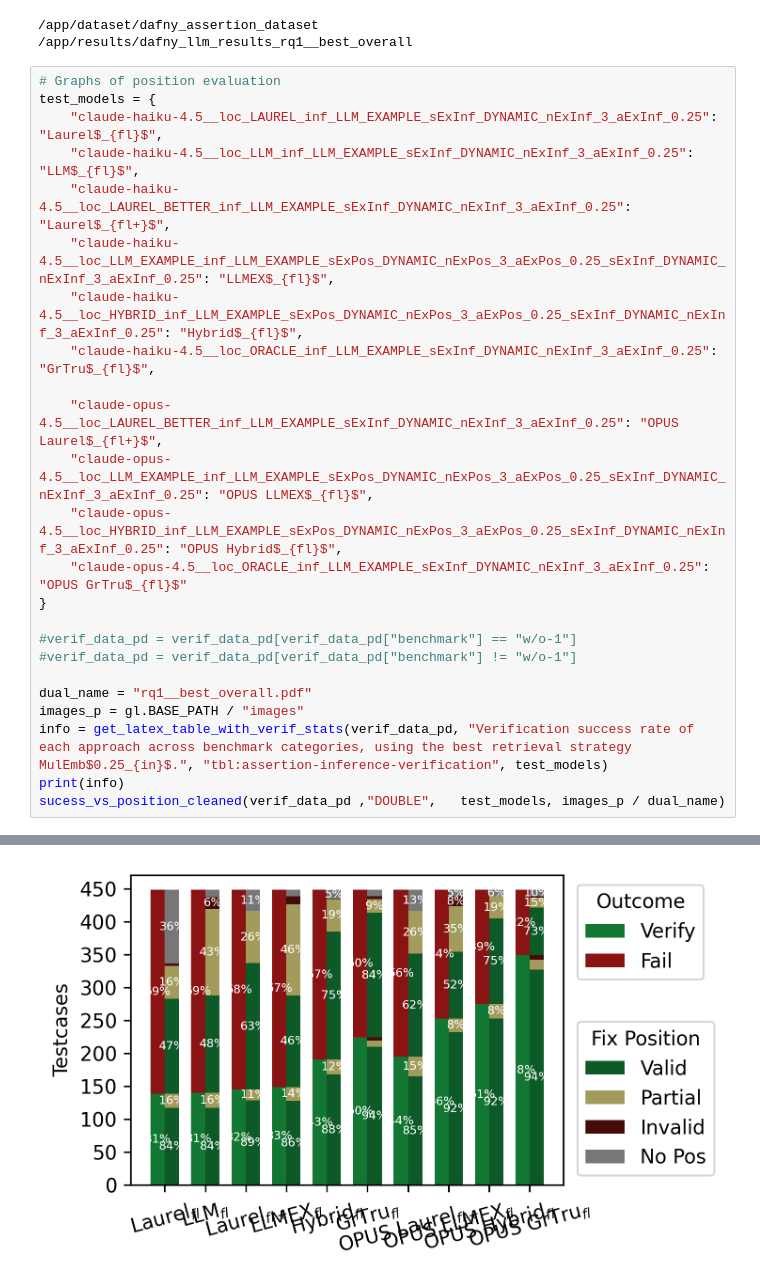
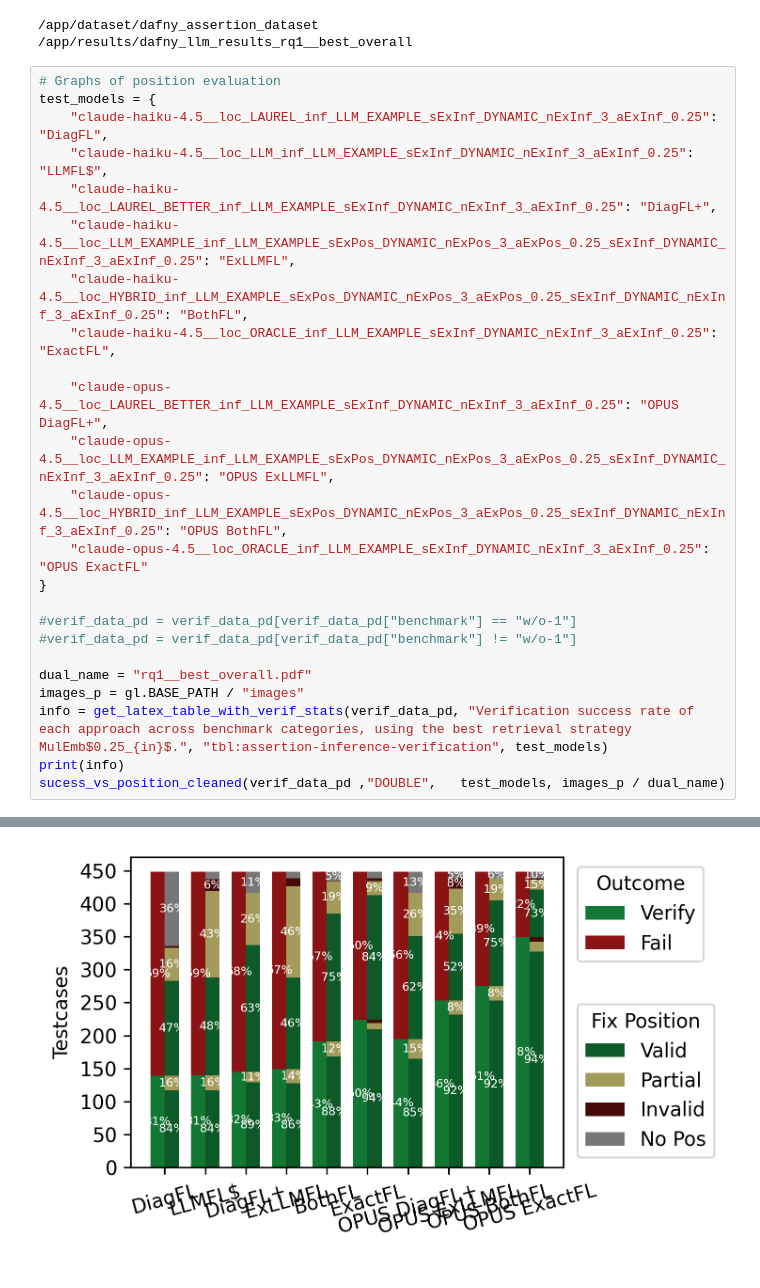
Before and after one commit to VeriFixer/daisy, a Jupyter notebook: src/research_questions/data_analysys_rq1_best_overall.ipynb, the cells around one changed output, grey strips where cells are left out. Saved outputs shown, nothing was run; the diff lists cells and outputs as text.

```diff
--- a/src/research_questions/data_analysys_rq1_best_overall.ipynb
+++ b/src/research_questions/data_analysys_rq1_best_overall.ipynb
@@ -34,17 +34,17 @@ verif_data_pd  = verif_data_pd.assign(success=lambda d: d['verif_sucess'] > 0)
 # %%
 # Graphs of position evaluation
 test_models = {
-    "claude-haiku-4.5__loc_LAUREL_inf_LLM_EXAMPLE_sExInf_DYNAMIC_nExInf_3_aExInf_0.25": "Laurel$_{fl}$",
-    "claude-haiku-4.5__loc_LLM_inf_LLM_EXAMPLE_sExInf_DYNAMIC_nExInf_3_aExInf_0.25": "LLM$_{fl}$",
-    "claude-haiku-4.5__loc_LAUREL_BETTER_inf_LLM_EXAMPLE_sExInf_DYNAMIC_nExInf_3_aExInf_0.25": "Laurel$_{fl+}$",
-    "claude-haiku-4.5__loc_LLM_EXAMPLE_inf_LLM_EXAMPLE_sExPos_DYNAMIC_nExPos_3_aExPos_0.25_sExInf_DYNAMIC_nExInf_3_aExInf_0.25": "LLMEX$_{fl}$",
-    "claude-haiku-4.5__loc_HYBRID_inf_LLM_EXAMPLE_sExPos_DYNAMIC_nExPos_3_aExPos_0.25_sExInf_DYNAMIC_nExInf_3_aExInf_0.25": "Hybrid$_{fl}$",
-    "claude-haiku-4.5__loc_ORACLE_inf_LLM_EXAMPLE_sExInf_DYNAMIC_nExInf_3_aExInf_0.25": "GrTru$_{fl}$",
+    "claude-haiku-4.5__loc_LAUREL_inf_LLM_EXAMPLE_sExInf_DYNAMIC_nExInf_3_aExInf_0.25": "DiagFL",
+    "claude-haiku-4.5__loc_LLM_inf_LLM_EXAMPLE_sExInf_DYNAMIC_nExInf_3_aExInf_0.25": "LLMFL$",
+    "claude-haiku-4.5__loc_LAUREL_BETTER_inf_LLM_EXAMPLE_sExInf_DYNAMIC_nExInf_3_aExInf_0.25": "DiagFL+",
+    "claude-haiku-4.5__loc_LLM_EXAMPLE_inf_LLM_EXAMPLE_sExPos_DYNAMIC_nExPos_3_aExPos_0.25_sExInf_DYNAMIC_nExInf_3_aExInf_0.25": "ExLLMFL",
+    "claude-haiku-4.5__loc_HYBRID_inf_LLM_EXAMPLE_sExPos_DYNAMIC_nExPos_3_aExPos_0.25_sExInf_DYNAMIC_nExInf_3_aExInf_0.25": "BothFL",
+    "claude-haiku-4.5__loc_ORACLE_inf_LLM_EXAMPLE_sExInf_DYNAMIC_nExInf_3_aExInf_0.25": "ExactFL",
 
-    "claude-opus-4.5__loc_LAUREL_BETTER_inf_LLM_EXAMPLE_sExInf_DYNAMIC_nExInf_3_aExInf_0.25": "OPUS Laurel$_{fl+}$",
-    "claude-opus-4.5__loc_LLM_EXAMPLE_inf_LLM_EXAMPLE_sExPos_DYNAMIC_nExPos_3_aExPos_0.25_sExInf_DYNAMIC_nExInf_3_aExInf_0.25": "OPUS LLMEX$_{fl}$",
-    "claude-opus-4.5__loc_HYBRID_inf_LLM_EXAMPLE_sExPos_DYNAMIC_nExPos_3_aExPos_0.25_sExInf_DYNAMIC_nExInf_3_aExInf_0.25": "OPUS Hybrid$_{fl}$",
-    "claude-opus-4.5__loc_ORACLE_inf_LLM_EXAMPLE_sExInf_DYNAMIC_nExInf_3_aExInf_0.25": "OPUS GrTru$_{fl}$"
+    "claude-opus-4.5__loc_LAUREL_BETTER_inf_LLM_EXAMPLE_sExInf_DYNAMIC_nExInf_3_aExInf_0.25": "OPUS DiagFL+",
+    "claude-opus-4.5__loc_LLM_EXAMPLE_inf_LLM_EXAMPLE_sExPos_DYNAMIC_nExPos_3_aExPos_0.25_sExInf_DYNAMIC_nExInf_3_aExInf_0.25": "OPUS ExLLMFL",
+    "claude-opus-4.5__loc_HYBRID_inf_LLM_EXAMPLE_sExPos_DYNAMIC_nExPos_3_aExPos_0.25_sExInf_DYNAMIC_nExInf_3_aExInf_0.25": "OPUS BothFL",
+    "claude-opus-4.5__loc_ORACLE_inf_LLM_EXAMPLE_sExInf_DYNAMIC_nExInf_3_aExInf_0.25": "OPUS ExactFL"
 }
 
 #verif_data_pd = verif_data_pd[verif_data_pd["benchmark"] == "w/o-1"]
@@ -71,9 +71,9 @@ Laurel$_{fl}$ & 124 (52.0\%) & \phantom{0}12 (\phantom{0}6.0\%) & \phantom{00}3
 ... (9 lines left out)
 \hline
 \end{tabular}
 \end{center}
 \end{table}
-[figure, old version]
+[figure, new version]
 # %%
 verif_renamed = verif_data_pd.copy()
 verif_renamed["llm"] = verif_renamed["llm"].map(test_models)
```
Also changed, not shown: parts of 2 cells of this notebook, 2 other files.
